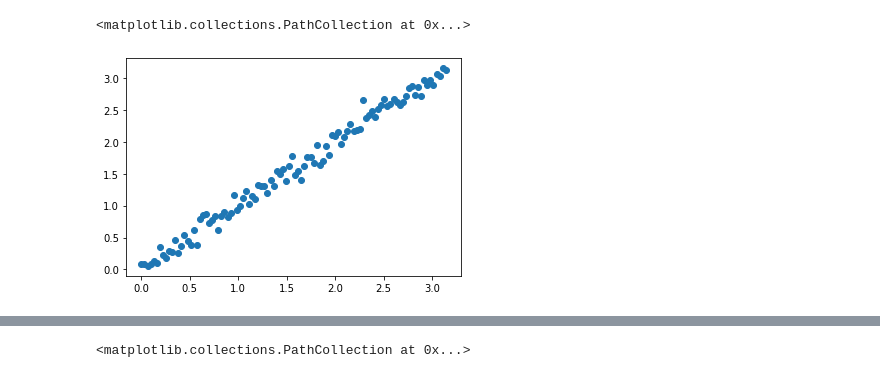
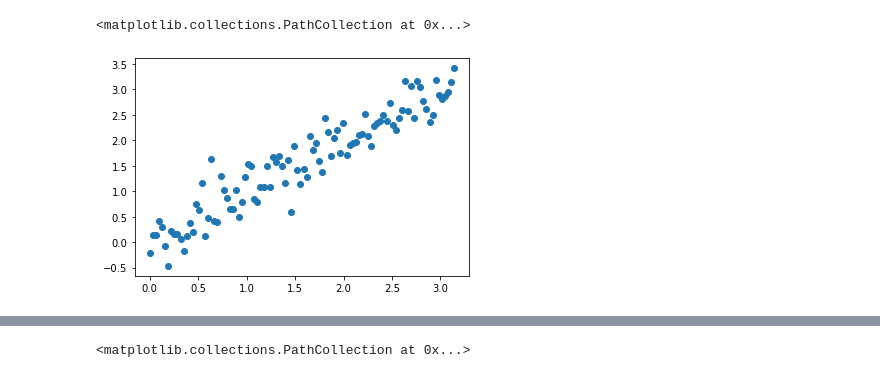
Before and after one commit to mwoedlinger/pymatch, a Jupyter notebook: demo.ipynb, the cells around one changed output, grey strips where cells are left out. Drawn from its saved outputs; the diff is of its cells as text; code cells hidden in the pictures.

```diff
--- a/demo.ipynb
+++ b/demo.ipynb
@@ -8,12 +10,12 @@ from src.functions import *
 # %%
 # Generate data
 X = [[x] for x in np.linspace(0, np.pi, 100)]
-Y = [[np.random.normal(x, 0.1)] for x in X]
+Y = [[np.random.normal(x, 0.3)] for x in X]
 
 Data = [(X[n], Y[n]) for n in range(len(X))]
 plt.scatter(X, Y)
 # %% [output]
 <matplotlib.collections.PathCollection at 0x...>
-[figure, old version]
+[figure, new version]
 # %%
 # Set Parameters
```
Also changed, not shown: parts of 4 cells of this notebook, 5 other files.
